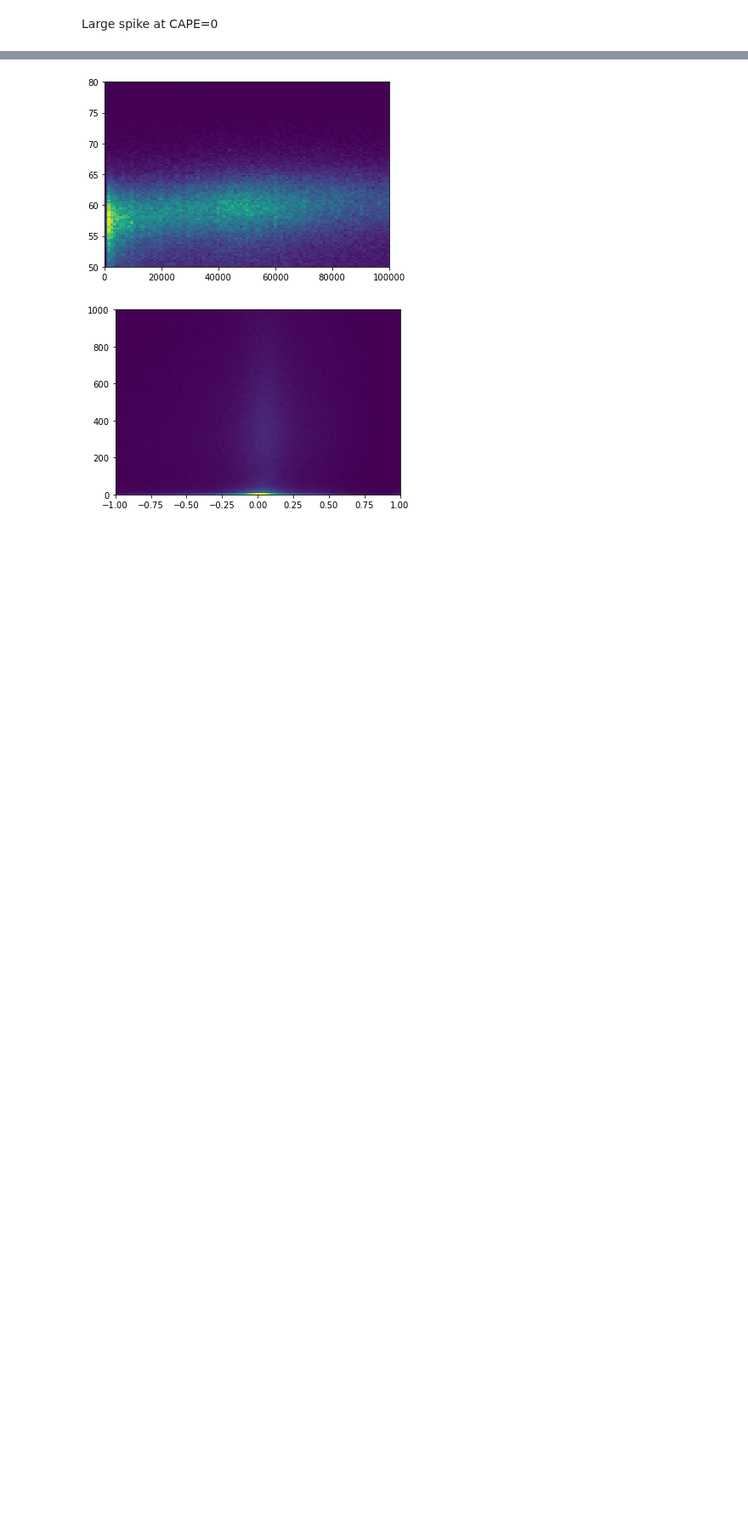
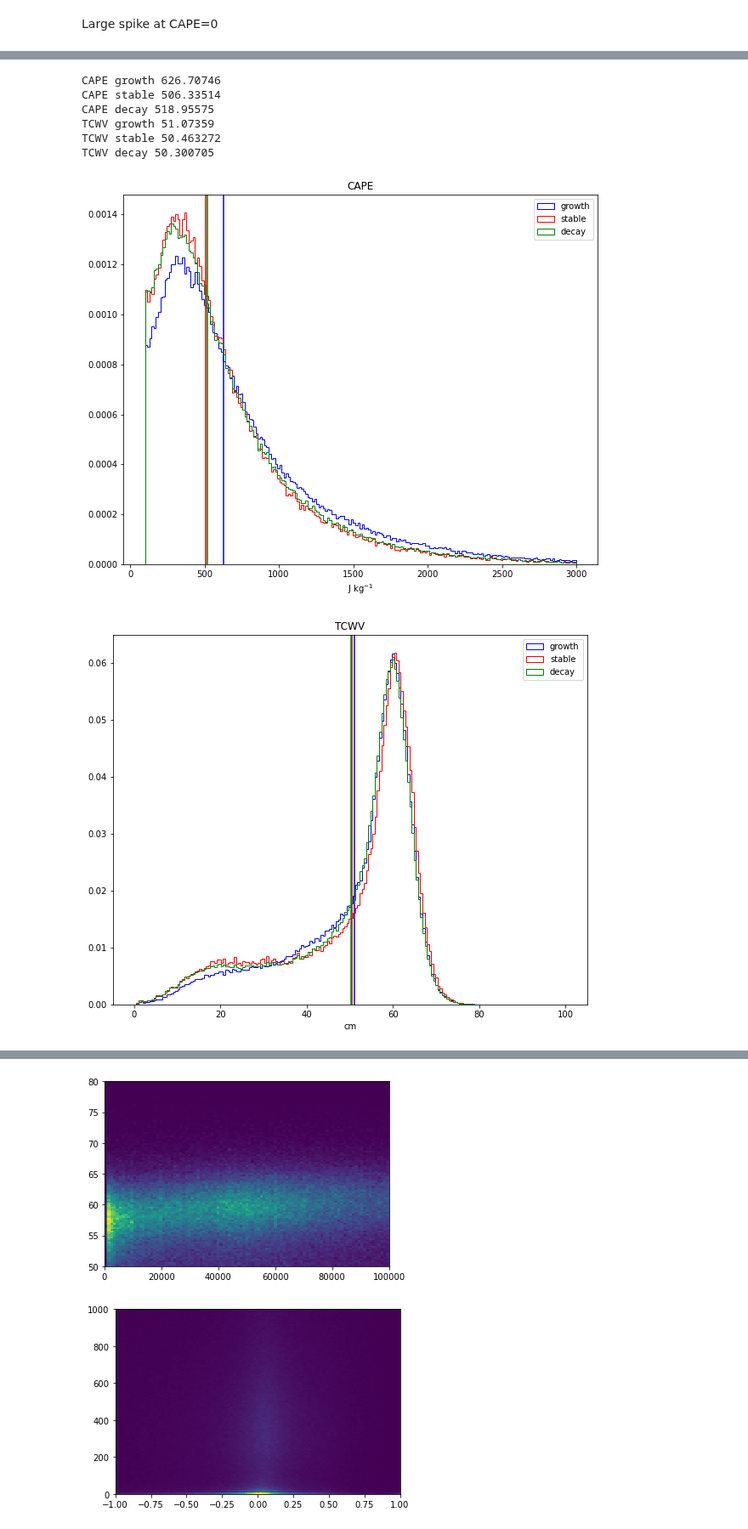
Before and after one commit to markmuetz/mcs_prime, a Jupyter notebook: ctrl/notebooks/dev/gridpoint_env_precursor_analysis.ipynb, the cells around one changed output, grey strips where cells are left out. Shown at 85% size. Saved outputs shown, nothing was run; the diff lists cells and outputs as text; code cells hidden in the pictures; blank space fills up the shorter version.

```diff
--- a/ctrl/notebooks/dev/gridpoint_env_precursor_analysis.ipynb
+++ b/ctrl/notebooks/dev/gridpoint_env_precursor_analysis.ipynb
@@ -49,0 +128,45 @@ plt.hist(track_era5.tcwv.values[mask], bins=np.linspace(0, 100, 200));
+# %%
+def calc_frac_growth(dstracks):
+    mask = ~np.isnan(dstracks.area)
+
+    dt = 1
+    fractional_area_growth = dstracks.area.values.copy()
+    fractional_area_growth[:, 1:] = (1 / dstracks.area[:, 1:].values) * ((dstracks.area[:, 1:].values - dstracks.area[:, :-1].values) / dt)
+    area_mask = mask.copy()
+    area_mask[:, 0] = False
+    return fractional_area_growth, area_mask
+
+def calc_growth_masks(fractional_area_growth, thresh=0.1):
+    growth_mask = fractional_area_growth >= 0.1
+    stable_mask = (fractional_area_growth > -0.1) & (fractional_area_growth < 0.1)
+    decay_mask = fractional_area_growth <= 0.1
+
+    return growth_mask, stable_mask, decay_mask
+# %%
+def plot_growth_hists(title, units, data, mask, growth_mask, stable_mask, decay_mask, bins):
+    plt.figure(figsize=(10, 8))
+    plt.title(title)
+    for l, m, c in [('growth', growth_mask, 'b'), ('stable', stable_mask, 'r'), ('decay', decay_mask, 'g')]:
+        plot_data = data[m & mask]
+        mean = plot_data.mean()
+        p = plt.hist(plot_data, bins=bins, histtype='step', density=True, label=l, color=c);
+        plt.axvline(x=mean, color=c)
+        print(title, l, mean)
+    plt.xlabel(units)
+    plt.legend()
+# %%
+mask = ~np.isnan(track_era5.cape)
+
+fag, fag_mask = calc_frac_growth(tracks.dstracks)
+growth_mask, stable_mask, decay_mask = calc_growth_masks(fag)
+plot_growth_hists('CAPE', 'J kg$^{-1}$', track_era5.cape.values, mask, growth_mask, stable_mask, decay_mask, np.linspace(100, 3000, 200))
+plot_growth_hists('TCWV', 'cm', track_era5.tcwv.values, mask, growth_mask, stable_mask, decay_mask, np.linspace(0, 100, 200))
+# %% [output]
+CAPE growth 626.70746
+CAPE stable 506.33514
+CAPE decay 518.95575
+TCWV growth 51.07359
+TCWV stable 50.463272
+TCWV decay 50.300705
+[figure, added]
+[figure, added]
```
Also changed, not shown: parts of 60 cells of this notebook, 3 other files.
